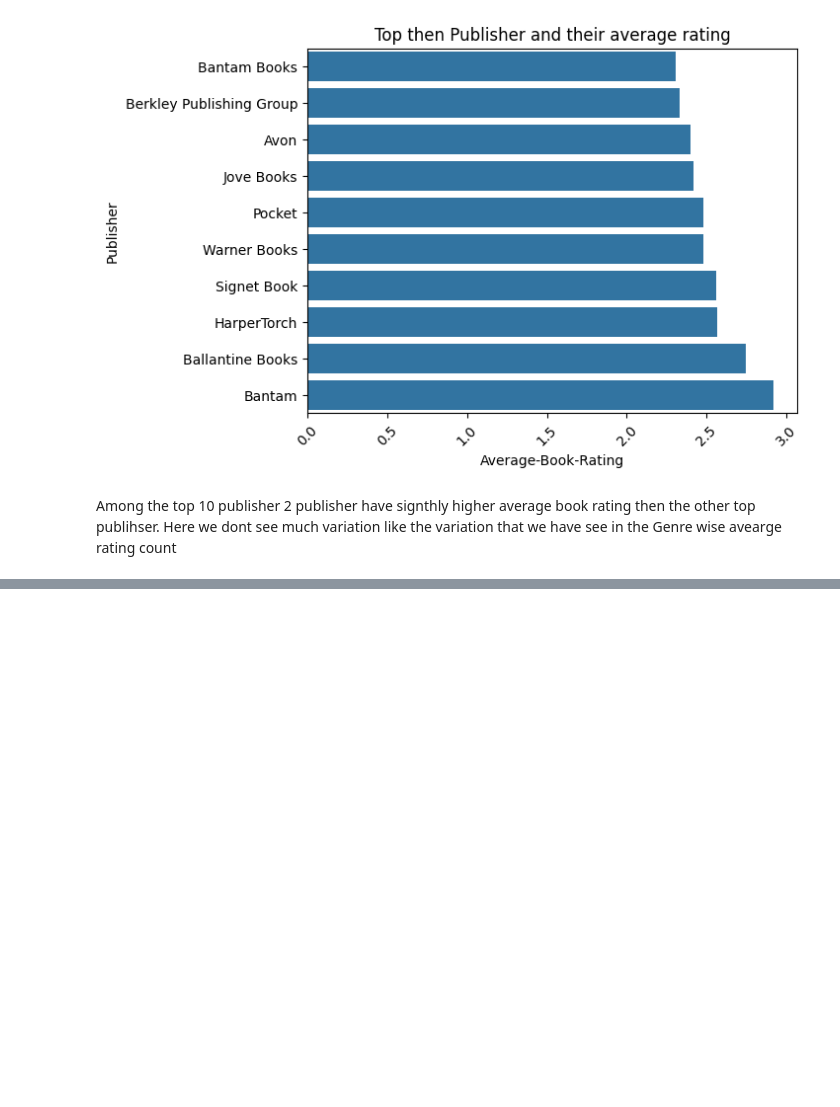
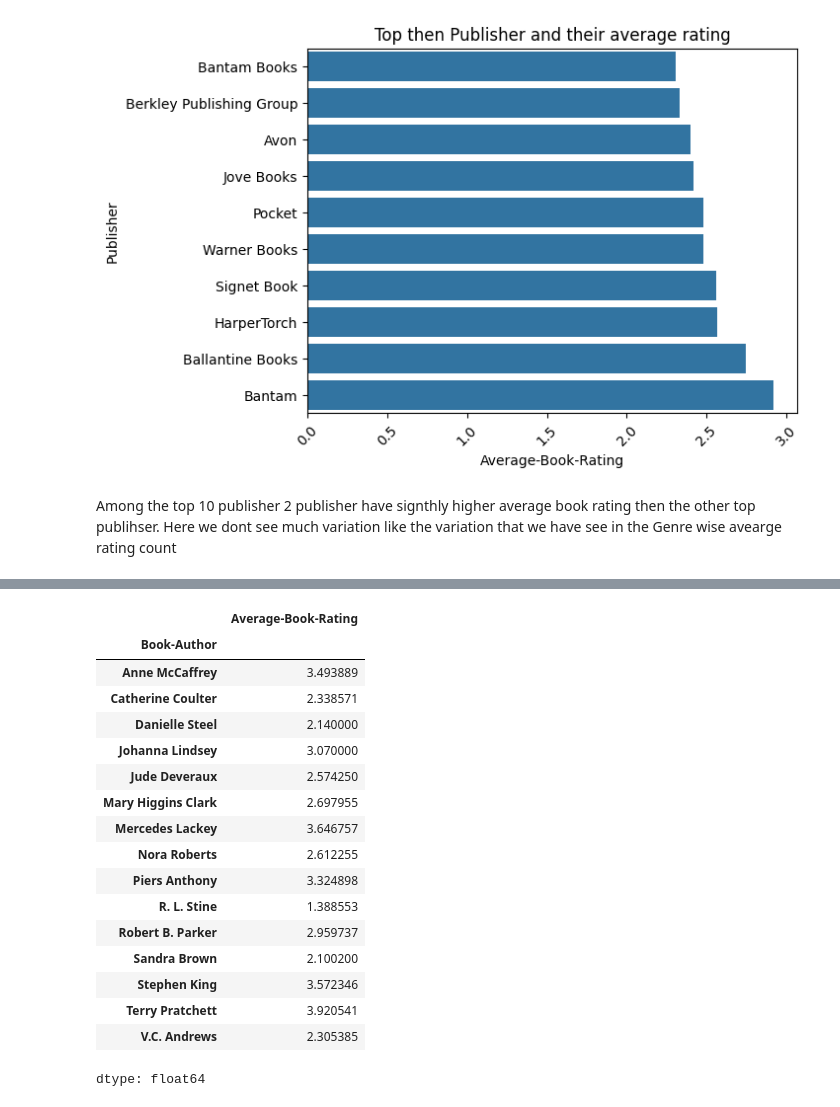
Before and after one commit to salina-nakarmi/Recommendo, a Jupyter notebook: EDA.ipynb, the cells around one changed output, grey strips where cells are left out. Saved outputs shown, nothing was run; the diff lists cells and outputs as text; code cells hidden in the pictures; blank space fills up the shorter version.

```diff
--- a/EDA.ipynb
+++ b/EDA.ipynb
@@ -611,0 +633,26 @@ Among the top 10 publisher 2 publisher have signthly higher average book rating
+# %%
+# This will give the top 10 Authors
+top_authors = df["Book-Author"].value_counts().head(15).index
+# This is a new dataframe that contain only the Authors that belongs to top 15 Author
+top_author_df = df[df["Book-Author"].isin(top_authors)]
+result_author = top_author_df.groupby("Book-Author")["Average-Book-Rating"].mean()
+result_author
+# %% [output]
+|  | Average-Book-Rating |
+| Book-Author |  |
+| Anne McCaffrey | 3.493889 |
+| Catherine Coulter | 2.338571 |
+| Danielle Steel | 2.140000 |
+| Johanna Lindsey | 3.070000 |
+| Jude Deveraux | 2.574250 |
+| Mary Higgins Clark | 2.697955 |
+| Mercedes Lackey | 3.646757 |
+| Nora Roberts | 2.612255 |
+| Piers Anthony | 3.324898 |
+| R. L. Stine | 1.388553 |
+| Robert B. Parker | 2.959737 |
+| Sandra Brown | 2.100200 |
+| Stephen King | 3.572346 |
+| Terry Pratchett | 3.920541 |
+| V.C. Andrews | 2.305385 |
+dtype: float64
```
Also changed, not shown: parts of 4 cells of this notebook.
